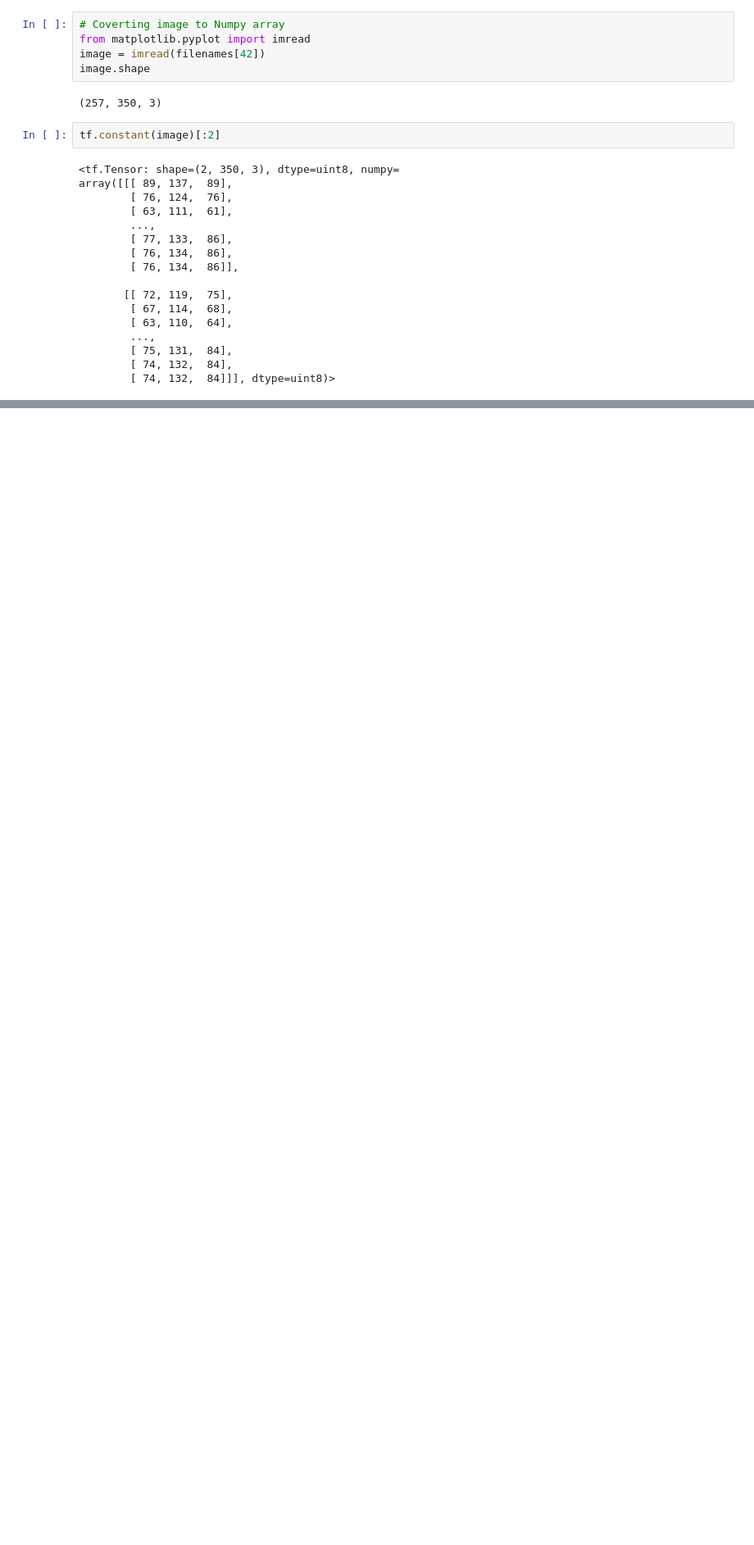
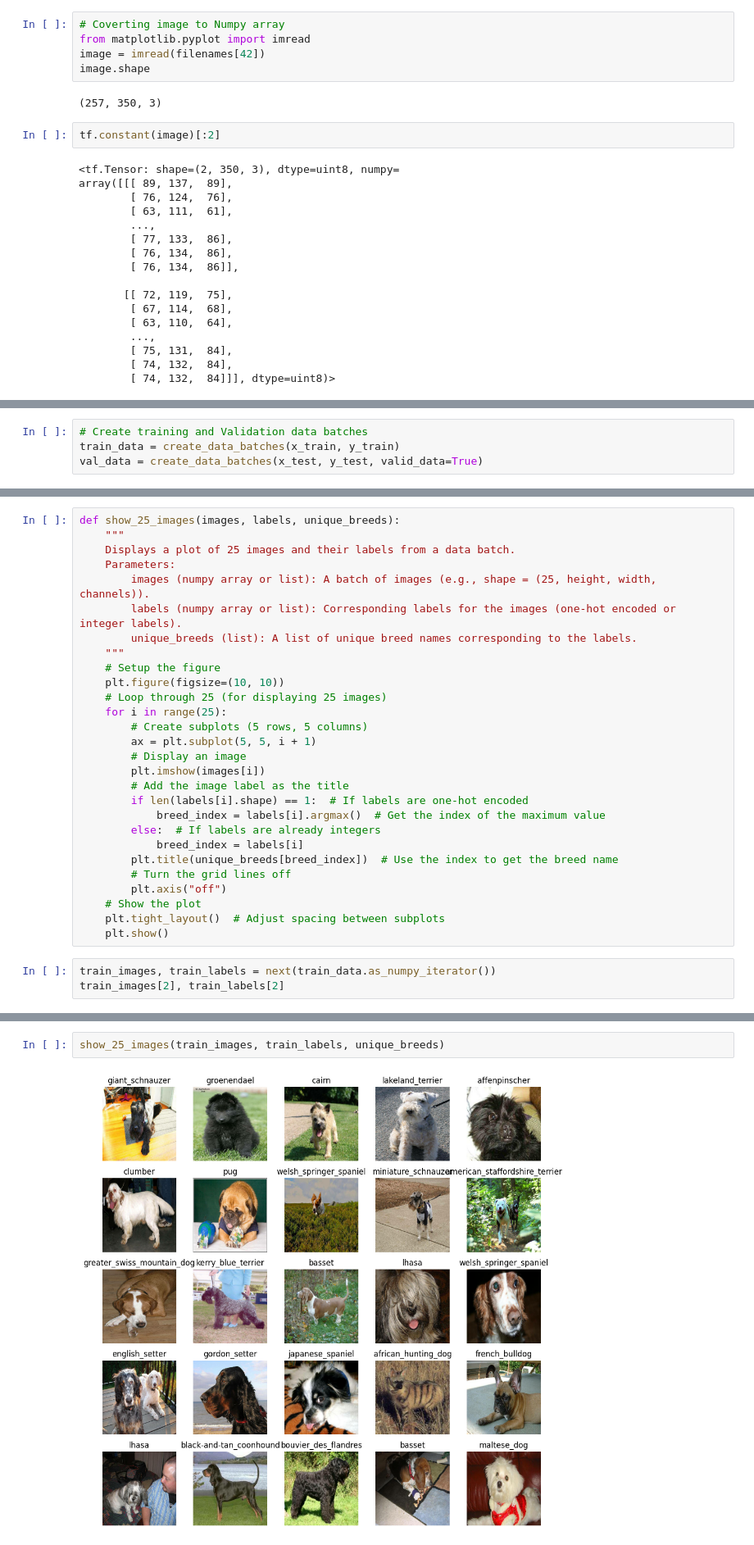
Before and after one commit to jamstanleyambe/End-to-End-Dog-Breed-Identification, a Jupyter notebook: Dog_Vision.ipynb, the cells around one changed output, grey strips where cells are left out. Shown at 82% size. Drawn from its saved outputs; the diff is of its cells as text; blank space fills up the shorter version.

```diff
--- a/Dog_Vision.ipynb
+++ b/Dog_Vision.ipynb
@@ -409,0 +516,4 @@ tensor
+# %%
+# Create training and Validation data batches
+train_data = create_data_batches(x_train, y_train)
+val_data = create_data_batches(x_test, y_test, valid_data=True)
@@ -409,0 +534,31 @@ tensor
+# %%
+def show_25_images(images, labels, unique_breeds):
+    """
+    Displays a plot of 25 images and their labels from a data batch.
+    Parameters:
+        images (numpy array or list): A batch of images (e.g., shape = (25, height, width, channels)).
+        labels (numpy array or list): Corresponding labels for the images (one-hot encoded or integer labels).
+        unique_breeds (list): A list of unique breed names corresponding to the labels.
+    """
+    # Setup the figure
+    plt.figure(figsize=(10, 10))
+    # Loop through 25 (for displaying 25 images)
+    for i in range(25):
+        # Create subplots (5 rows, 5 columns)
+        ax = plt.subplot(5, 5, i + 1)
+        # Display an image
+        plt.imshow(images[i])
+        # Add the image label as the title
+        if len(labels[i].shape) == 1:  # If labels are one-hot encoded
+            breed_index = labels[i].argmax()  # Get the index of the maximum value
+        else:  # If labels are already integers
+            breed_index = labels[i]
+        plt.title(unique_breeds[breed_index])  # Use the index to get the breed name
+        # Turn the grid lines off
+        plt.axis("off")
+    # Show the plot
+    plt.tight_layout()  # Adjust spacing between subplots
+    plt.show()
+# %%
+train_images, train_labels = next(train_data.as_numpy_iterator())
+train_images[2], train_labels[2]
@@ -409,0 +589,4 @@ tensor
+# %%
+show_25_images(train_images, train_labels, unique_breeds)
+# %% [output]
+[figure, added]
```
Also changed, not shown: parts of 24 cells of this notebook.
